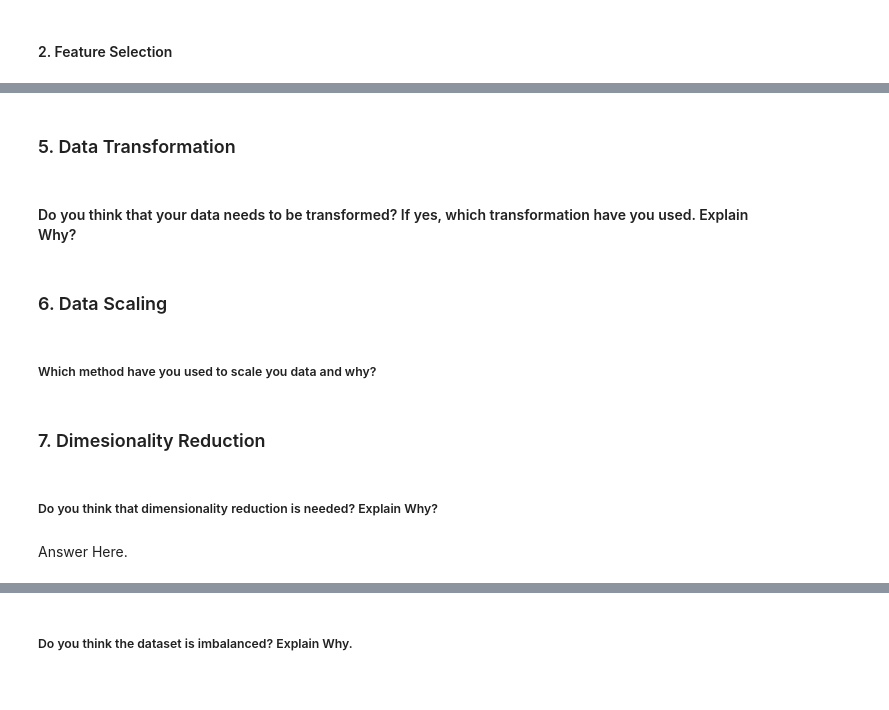
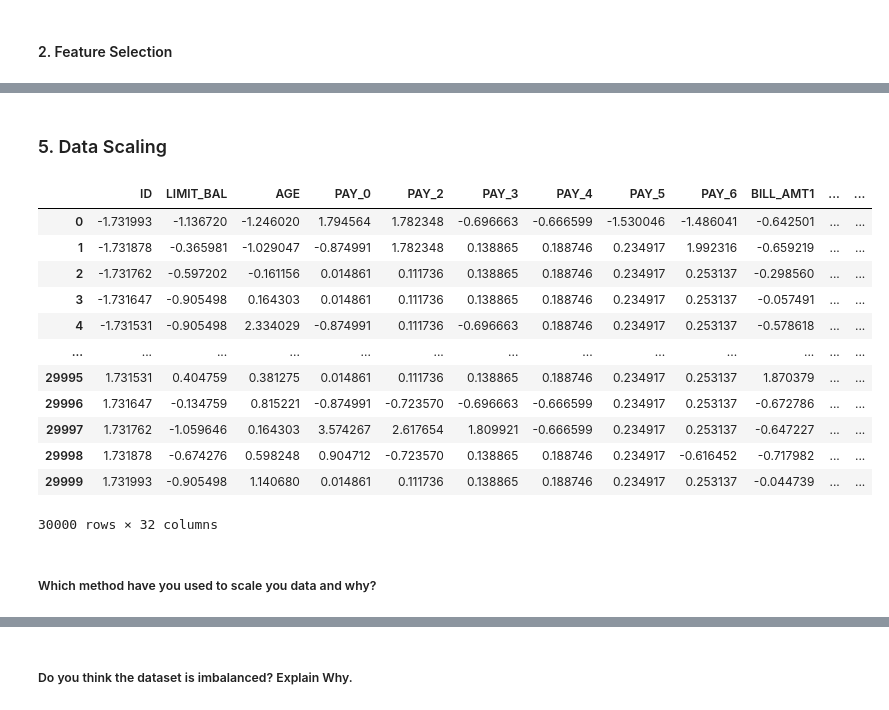
Before and after one commit to Jassibro/CREDIT-CARD-DEFAULT-PREDICTION, a Jupyter notebook: CREDIT_CARD_DEFAULT_PREDICTION.ipynb, the cells around one changed output, grey strips where cells are left out. Saved outputs shown, nothing was run; the diff lists cells and outputs as text; code cells hidden in the pictures.

```diff
--- a/CREDIT_CARD_DEFAULT_PREDICTION.ipynb
+++ b/CREDIT_CARD_DEFAULT_PREDICTION.ipynb
@@ -835,3 +868,4 @@ Answer Here.
 ### 3. Categorical Encoding
 # %%
 # Encode your categorical columns
+df = pd.get_dummies(df, columns=['SEX','EDUCATION','MARRIAGE'], prefix=('SEX','EDU','MAR'))
@@ -916,7 +883,12 @@ Answer Here.
 #### 1. Feature Manipulation
 # %%
 # Manipulate Features to minimize feature correlation and create new features
+df['Payement_Value'] = df['PAY_0'] + df['PAY_2'] + df['PAY_3'] + df['PAY_4'] + df['PAY_5'] + df['PAY_6']
+# %%
+df['Dues'] = (df['BILL_AMT1']+df['BILL_AMT2']+df['BILL_AMT3']+df['BILL_AMT4']+df['BILL_AMT5'])-(df['PAY_AMT1']+df['PAY_AMT2']+df['PAY_AMT3']+df['PAY_AMT4']+df['PAY_AMT5']+df['PAY_AMT6'])
 # %% [markdown]
 #### 2. Feature Selection
 # %%
 # Select your features wisely to avoid overfitting
+target_variable='default payment next month'
+features=df.drop([target_variable],axis=1)
@@ -931,4 +895,2 @@ Answer Here.
 # %% [markdown]
-### 5. Data Transformation
+### 5. Data Scaling
-# %% [markdown]
-#### Do you think that your data needs to be transformed? If yes, which transformation have you used. Explain Why?
@@ -937,2 +896,0 @@ Answer Here.
-# %% [markdown]
-### 6. Data Scaling
@@ -941,8 +897,24 @@ Answer Here.
+# %%
+# Scaling your data
+standard_scaler = StandardScaler()
+
+# Standardize the features (Z-score scaling)
+standardized_features = standard_scaler.fit_transform(features)
+standardized_features_df = pd.DataFrame(standardized_features, columns=features.columns)
+standardized_features_df
+# %% [output]
+|  | ID | LIMIT_BAL | AGE | PAY_0 | PAY_2 | PAY_3 | PAY_4 | PAY_5 | PAY_6 | BILL_AMT1 | ... | ... |
+| 0 | -1.731993 | -1.136720 | -1.246020 | 1.794564 | 1.782348 | -0.696663 | -0.666599 | -1.530046 | -1.486041 | -0.642501 | ... | ... |
+| 1 | -1.731878 | -0.365981 | -1.029047 | -0.874991 | 1.782348 | 0.138865 | 0.188746 | 0.234917 | 1.992316 | -0.659219 | ... | ... |
+| 2 | -1.731762 | -0.597202 | -0.161156 | 0.014861 | 0.111736 | 0.138865 | 0.188746 | 0.234917 | 0.253137 | -0.298560 | ... | ... |
+| 3 | -1.731647 | -0.905498 | 0.164303 | 0.014861 | 0.111736 | 0.138865 | 0.188746 | 0.234917 | 0.253137 | -0.057491 | ... | ... |
+| 4 | -1.731531 | -0.905498 | 2.334029 | -0.874991 | 0.111736 | -0.696663 | 0.188746 | 0.234917 | 0.253137 | -0.578618 | ... | ... |
+| ... | ... | ... | ... | ... | ... | ... | ... | ... | ... | ... | ... | ... |
+| 29995 | 1.731531 | 0.404759 | 0.381275 | 0.014861 | 0.111736 | 0.138865 | 0.188746 | 0.234917 | 0.253137 | 1.870379 | ... | ... |
+| 29996 | 1.731647 | -0.134759 | 0.815221 | -0.874991 | -0.723570 | -0.696663 | -0.666599 | 0.234917 | 0.253137 | -0.672786 | ... | ... |
+| 29997 | 1.731762 | -1.059646 | 0.164303 | 3.574267 | 2.617654 | 1.809921 | -0.666599 | 0.234917 | 0.253137 | -0.647227 | ... | ... |
+| 29998 | 1.731878 | -0.674276 | 0.598248 | 0.904712 | -0.723570 | 0.138865 | 0.188746 | 0.234917 | -0.616452 | -0.717982 | ... | ... |
+| 29999 | 1.731993 | -0.905498 | 1.140680 | 0.014861 | 0.111736 | 0.138865 | 0.188746 | 0.234917 | 0.253137 | -0.044739 | ... | ... |
+30000 rows × 32 columns
 # %% [markdown]
 ##### Which method have you used to scale you data and why?
-# %% [markdown]
-### 7. Dimesionality Reduction
-# %% [markdown]
-##### Do you think that dimensionality reduction is needed? Explain Why?
-# %% [markdown]
-Answer Here.
```
Also changed, not shown: parts of 130 cells of this notebook.
